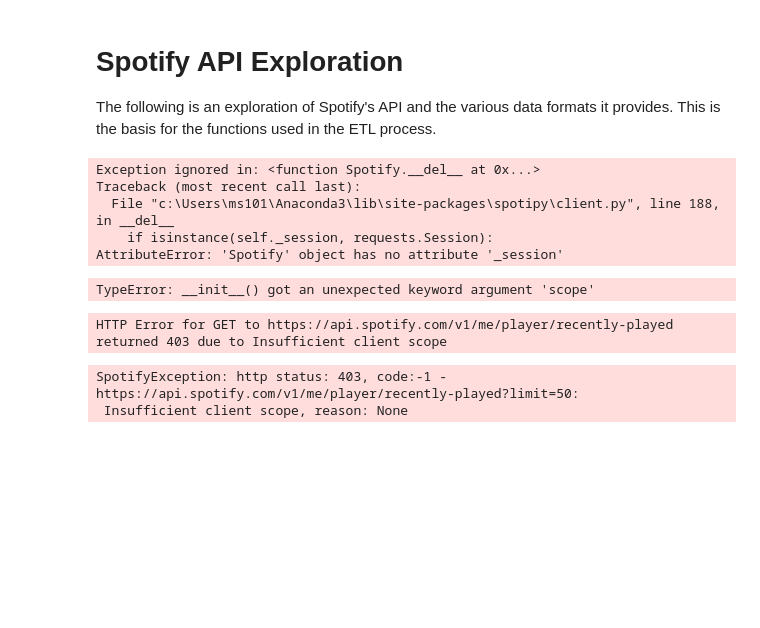
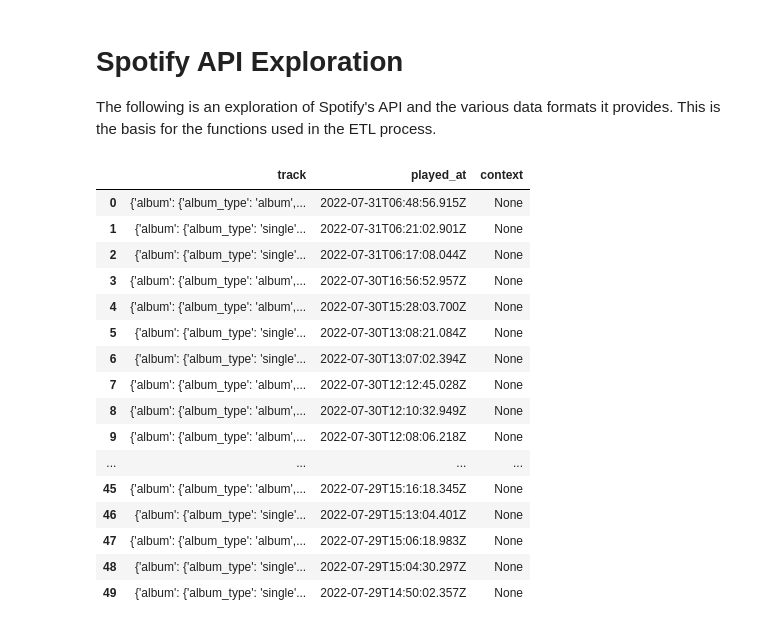
Before and after one commit to MerlinSchaefer/spotify_etl, a Jupyter notebook: exploration/api_exploration.ipynb, the cells around one changed output. Cells and saved outputs as stored; diff of their text form; code cells hidden in the pictures; blank space fills up the shorter version.

```diff
--- a/exploration/api_exploration.ipynb
+++ b/exploration/api_exploration.ipynb
@@ -16,17 +16,27 @@ CLIENT_SECRET = os.getenv("SPOTIPY_CLIENT_SECRET")
 scope = "user-read-recently-played user-read-currently-playing user-read-playback-state user-read-private"
 # %%
 spotify = spotipy.Spotify(client_credentials_manager=SpotifyClientCredentials())
-#sp = spotipy.Spotify(auth_manager=SpotifyOAuth(scope=scope, client_id=CLIENT_ID, client_secret=CLIENT_SECRET, redirect_uri="https://developer.spotify.com/dashboard/applications/8548a88f8c5946bc9462b11163e1cfa4"))
+sp = spotipy.Spotify(auth_manager=SpotifyOAuth(scope=scope, client_id=CLIENT_ID, client_secret=CLIENT_SECRET, redirect_uri="http://localhost:8000"))
-# %% [output]
-Exception ignored in: <function Spotify.__del__ at 0x...>
-Traceback (most recent call last):
-  File "c:\Users\ms101\Anaconda3\lib\site-packages\spotipy\client.py", line 188, in __del__
-    if isinstance(self._session, requests.Session):
-AttributeError: 'Spotify' object has no attribute '_session'
-TypeError: __init__() got an unexpected keyword argument 'scope'
 # %%
-spotify.current_user_recently_played(limit = 50)
+current_tracks = sp.current_user_recently_played(limit = 50)
-# %% [output]
-HTTP Error for GET to https://api.spotify.com/v1/me/player/recently-played returned 403 due to Insufficient client scope
-SpotifyException: http status: 403, code:-1 - https://api.spotify.com/v1/me/player/recently-played?limit=50:
- Insufficient client scope, reason: None
+# %%
+current_tracks_df = pd.DataFrame(current_tracks['items'])
+current_tracks_df
+# %% [output]
+|  | track | played_at | context |
+| 0 | {'album': {'album_type': 'album',... | 2022-07-31T06:48:56.915Z | None |
+| 1 | {'album': {'album_type': 'single'... | 2022-07-31T06:21:02.901Z | None |
+| 2 | {'album': {'album_type': 'single'... | 2022-07-31T06:17:08.044Z | None |
+| 3 | {'album': {'album_type': 'album',... | 2022-07-30T16:56:52.957Z | None |
+| 4 | {'album': {'album_type': 'album',... | 2022-07-30T15:28:03.700Z | None |
+| 5 | {'album': {'album_type': 'single'... | 2022-07-30T13:08:21.084Z | None |
+| 6 | {'album': {'album_type': 'single'... | 2022-07-30T13:07:02.394Z | None |
+| 7 | {'album': {'album_type': 'album',... | 2022-07-30T12:12:45.028Z | None |
+| 8 | {'album': {'album_type': 'album',... | 2022-07-30T12:10:32.949Z | None |
+| 9 | {'album': {'album_type': 'album',... | 2022-07-30T12:08:06.218Z | None |
+| ... | ... | ... | ... |
+| 45 | {'album': {'album_type': 'album',... | 2022-07-29T15:16:18.345Z | None |
+| 46 | {'album': {'album_type': 'single'... | 2022-07-29T15:13:04.401Z | None |
+| 47 | {'album': {'album_type': 'album',... | 2022-07-29T15:06:18.983Z | None |
+| 48 | {'album': {'album_type': 'single'... | 2022-07-29T15:04:30.297Z | None |
+| 49 | {'album': {'album_type': 'single'... | 2022-07-29T14:50:02.357Z | None |
```
Also changed, not shown: parts of 9 cells of this notebook.
